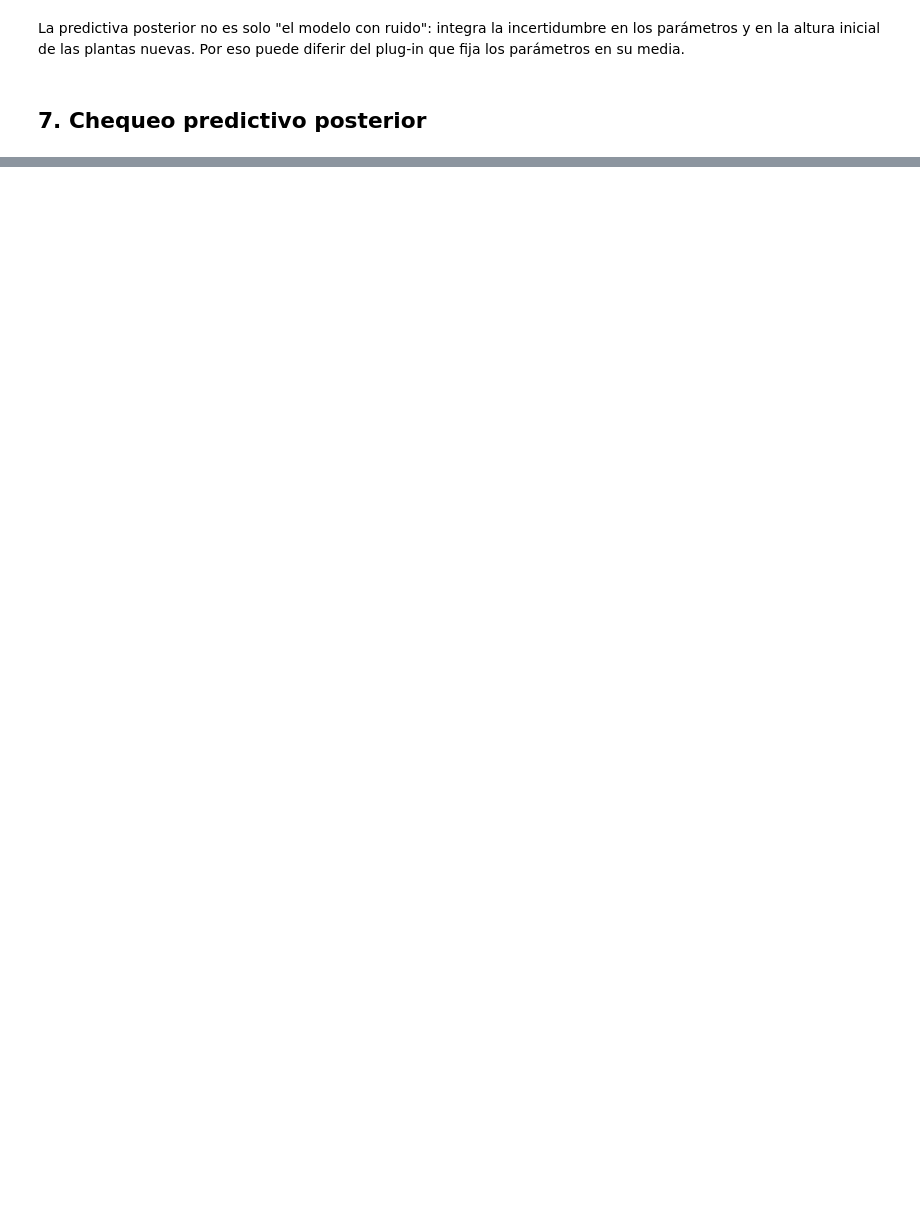
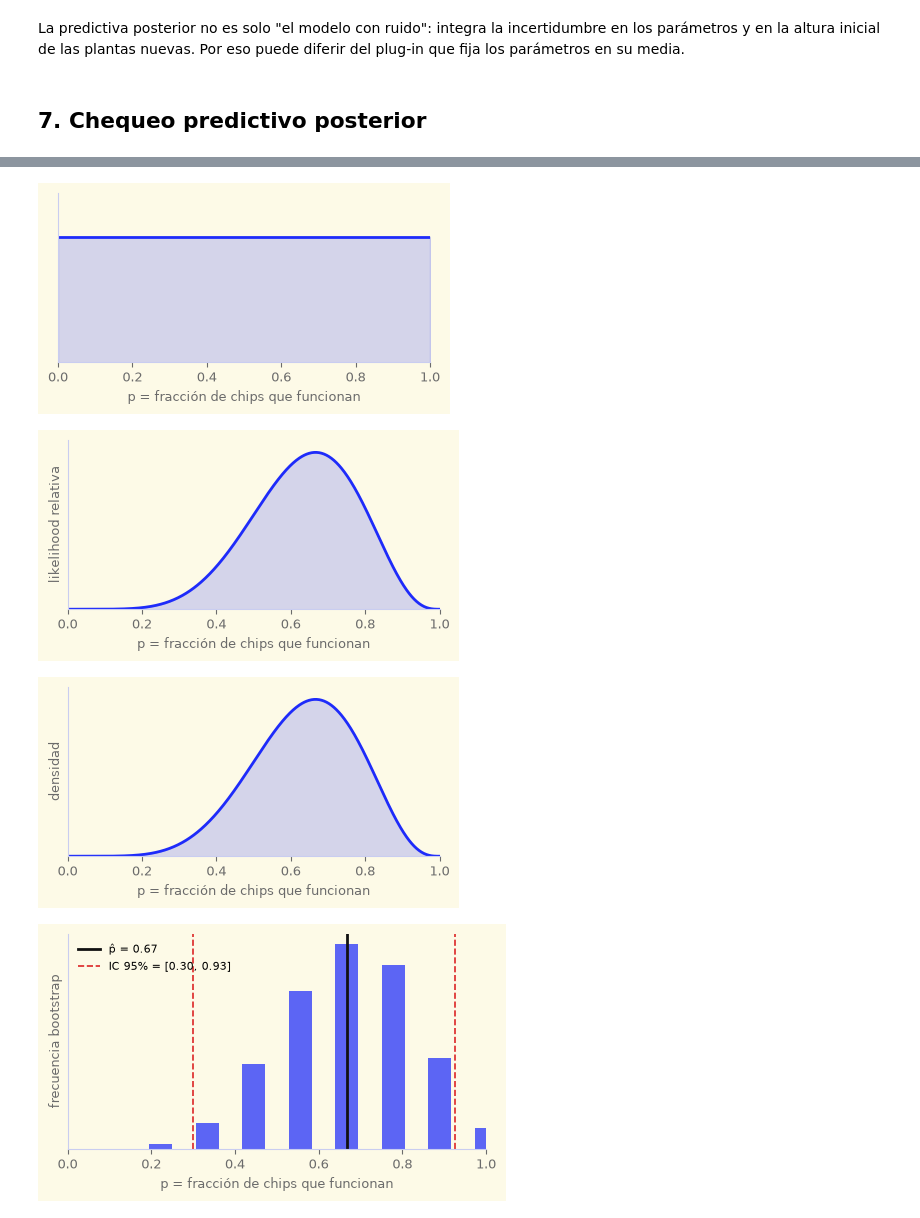
Before and after one commit to MatiMoran/Causalidad, a Jupyter notebook: analisis_causal_hongos_bayesiano.ipynb, the cells around one changed output, grey strips where cells are left out. Cells and saved outputs as stored; diff of their text form; code cells hidden in the pictures; blank space fills up the shorter version.

```diff
--- a/analisis_causal_hongos_bayesiano.ipynb
+++ b/analisis_causal_hongos_bayesiano.ipynb
@@ -320,0 +582,77 @@ plt.show()
+# %%
+from scipy.stats import binom
+
+# Curves for the beta-binomial slide
+p_grid = np.linspace(0, 1, 600)
+
+fig, ax = plt.subplots(figsize=(4.8, 2.2))
+flat_prior = beta_dist.pdf(p_grid, 1, 1)
+ax.plot(p_grid, flat_prior, color=PRIMARY, lw=2)
+ax.fill_between(p_grid, flat_prior, color=PRIMARY, alpha=0.18)
+ax.set_xlim(0, 1)
+ax.set_ylim(0, 1.35)
+ax.set_yticks([])
+ax.set_xlabel("p = fracción de chips que funcionan")
+save_presentation_figure(fig, "beta_prior.png")
+
+fig, ax = plt.subplots(figsize=(4.8, 2.2))
+likelihood = p_grid**6 * (1 - p_grid)**3
+likelihood = likelihood / likelihood.max()
+ax.plot(p_grid, likelihood, color=PRIMARY, lw=2)
+ax.fill_between(p_grid, likelihood, color=PRIMARY, alpha=0.18)
+ax.set_xlim(0, 1)
+ax.set_ylim(0, 1.08)
+ax.set_yticks([])
+ax.set_xlabel("p = fracción de chips que funcionan")
+ax.set_ylabel("likelihood relativa")
+save_presentation_figure(fig, "beta_likelihood.png")
+
+fig, ax = plt.subplots(figsize=(4.8, 2.2))
+posterior = beta_dist.pdf(p_grid, alpha_post, beta_post)
+ax.plot(p_grid, posterior, color=PRIMARY, lw=2)
+ax.fill_between(p_grid, posterior, color=PRIMARY, alpha=0.18)
+ax.set_xlim(0, 1)
+ax.set_ylim(0, posterior.max() * 1.08)
+ax.set_yticks([])
+ax.set_xlabel("p = fracción de chips que funcionan")
+ax.set_ylabel("densidad")
+save_presentation_figure(fig, "beta_posterior.png")
+
+# Frequentist view of the 9-chip example
+micro_rng = np.random.default_rng(7)
+boot_p = micro_rng.binomial(9, p_hat, 10_000) / 9
+boot_values, boot_counts = np.unique(boot_p, return_counts=True)
+
+fig, ax = plt.subplots(figsize=(5.4, 2.8))
+ax.bar(boot_values, boot_counts / boot_counts.sum(), width=0.055, color=PRIMARY, alpha=0.72)
+ax.axvline(p_hat, color=TEXT, lw=2, label=f"p̂ = {p_hat:.2f}")
+ax.axvline(ci_exact.low, color=RED, ls="--", lw=1.2)
+ax.axvline(ci_exact.high, color=RED, ls="--", lw=1.2, label=f"IC 95% = [{ci_exact.low:.2f}, {ci_exact.high:.2f}]")
+ax.set_xlim(0, 1)
+ax.set_xlabel("p = fracción de chips que funcionan")
+ax.set_ylabel("frecuencia bootstrap")
+ax.set_yticks([])
+ax.legend(loc="upper left", fontsize=8)
+save_presentation_figure(fig, "microchip_frecuentista_bootstrap.png")
+
+fig, ax = plt.subplots(figsize=(5.4, 2.8))
+null_x = np.arange(10)
+null_pmf = binom.pmf(null_x, 9, 0.5)
+null_colors = [PRIMARY if k >= 6 else LIGHT for k in null_x]
+ax.bar(null_x, null_pmf, color=null_colors, width=0.78)
+ax.axvline(5.5, color=TEXT, lw=1, ls="--")
+ax.set_xticks(null_x)
+ax.set_xlabel("éxitos en 9 chips si p = 0.5")
+ax.set_ylabel("probabilidad")
+ax.text(
+    0.98, 0.92,
+    f"P(X ≥ 6 | p = 0.5) = {test_one.pvalue:.2f}",
+    transform=ax.transAxes, ha="right", va="top",
+    fontsize=10, color=TEXT, fontweight="bold",
+)
+save_presentation_figure(fig, "microchip_frecuentista_test.png")
+# %% [output]
+[figure, added]
+[figure, added]
+[figure, added]
+[figure, added]
```
Also changed, not shown: parts of 32 cells of this notebook, 23 other files.
